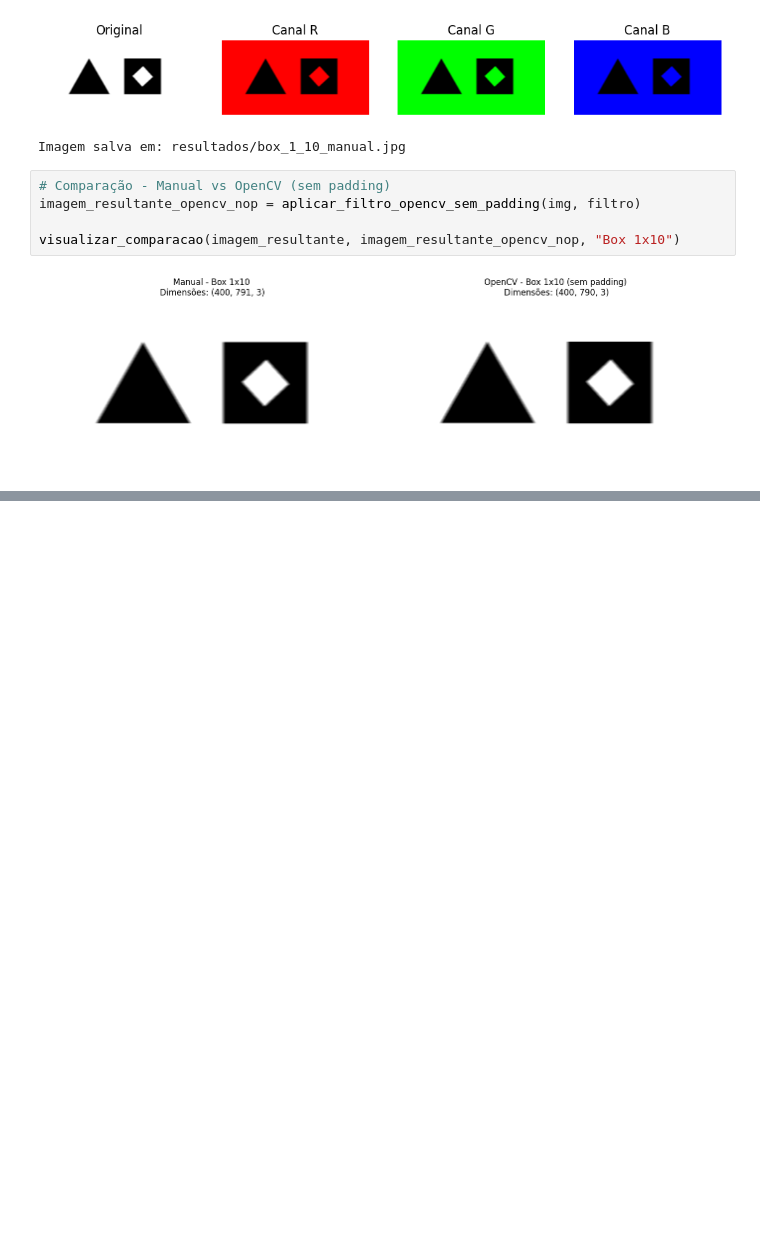
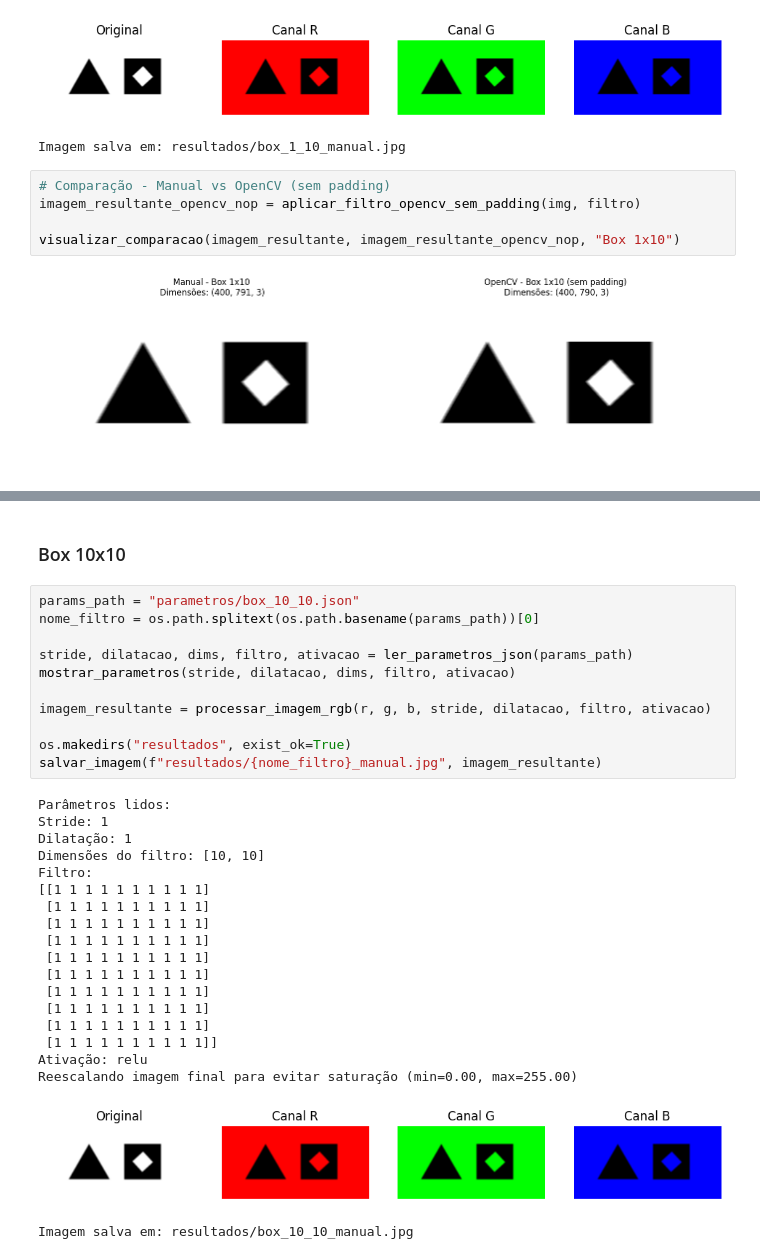
Before and after one commit to adriel1ft/atrous-correlation, a Jupyter notebook: completo.ipynb, the cells around one changed output, grey strips where cells are left out. Cells and saved outputs as stored; diff of their text form; blank space fills up the shorter version.

```diff
--- a/completo.ipynb
+++ b/completo.ipynb
@@ -335,0 +375,33 @@ visualizar_comparacao(imagem_resultante, imagem_resultante_opencv_nop, "Box 1x10
+# %% [markdown]
+### Box 10x10
+# %%
+params_path = "parametros/box_10_10.json"
+nome_filtro = os.path.splitext(os.path.basename(params_path))[0]
+
+stride, dilatacao, dims, filtro, ativacao = ler_parametros_json(params_path)
+mostrar_parametros(stride, dilatacao, dims, filtro, ativacao)
+
+imagem_resultante = processar_imagem_rgb(r, g, b, stride, dilatacao, filtro, ativacao)
+
+os.makedirs("resultados", exist_ok=True)
+salvar_imagem(f"resultados/{nome_filtro}_manual.jpg", imagem_resultante)
+# %% [output]
+Parâmetros lidos:
+Stride: 1
+Dilatação: 1
+Dimensões do filtro: [10, 10]
+Filtro:
+[[1 1 1 1 1 1 1 1 1 1]
+ [1 1 1 1 1 1 1 1 1 1]
+ [1 1 1 1 1 1 1 1 1 1]
+ [1 1 1 1 1 1 1 1 1 1]
+ [1 1 1 1 1 1 1 1 1 1]
+ [1 1 1 1 1 1 1 1 1 1]
+ [1 1 1 1 1 1 1 1 1 1]
+ [1 1 1 1 1 1 1 1 1 1]
+ [1 1 1 1 1 1 1 1 1 1]
+ [1 1 1 1 1 1 1 1 1 1]]
+Ativação: relu
+Reescalando imagem final para evitar saturação (min=0.00, max=255.00)
+[figure, added]
+Imagem salva em: resultados/box_10_10_manual.jpg
```
Also changed, not shown: parts of 11 cells of this notebook, 1 other file.
